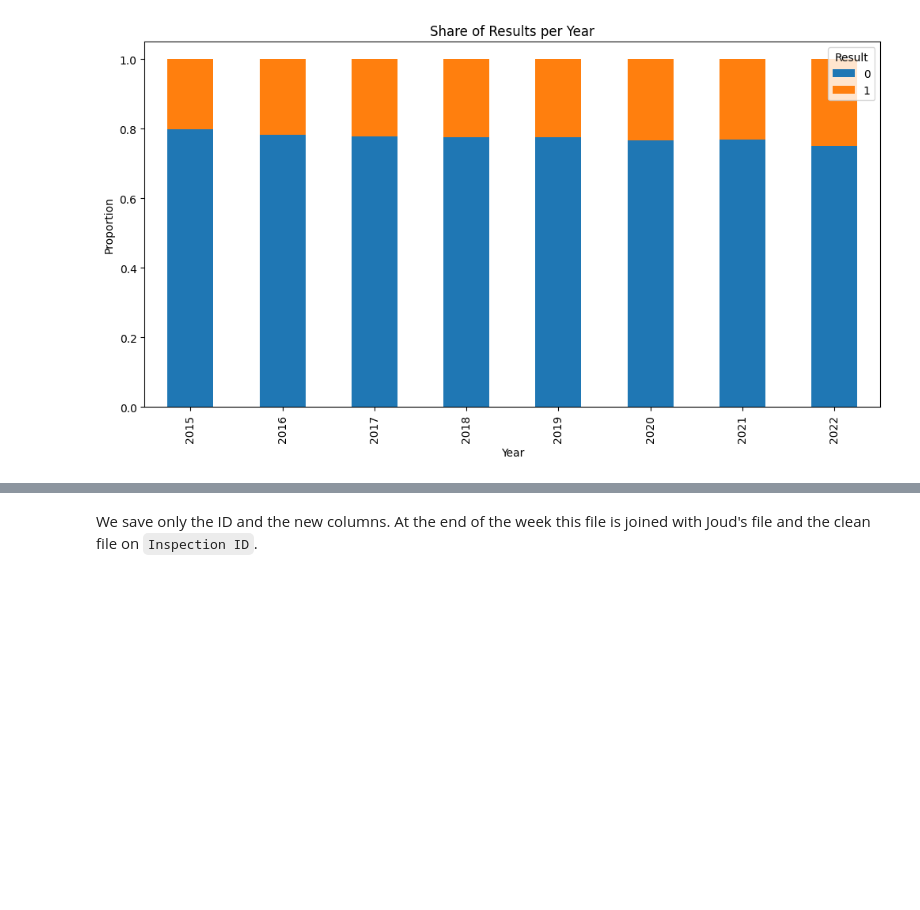
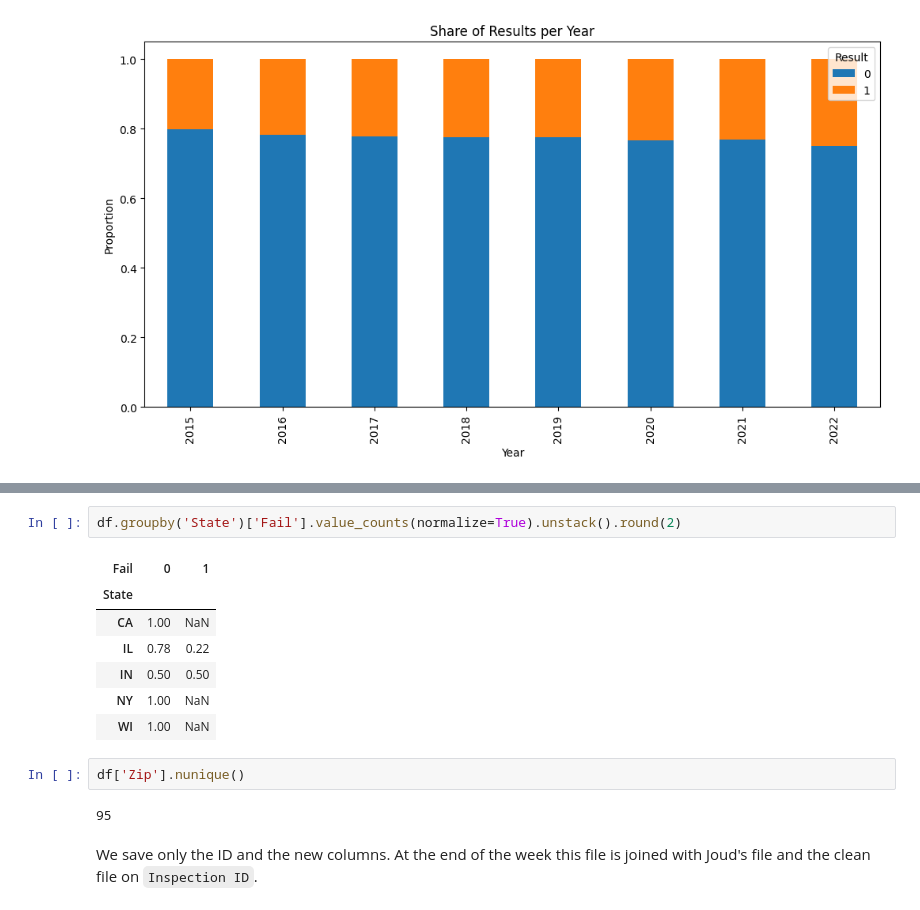
Before and after one commit to maram-06/DataScience, a Jupyter notebook: Task2_Maram_History.ipynb, the cells around one changed output, grey strips where cells are left out. Cells and saved outputs as stored; diff of their text form; blank space fills up the shorter version.

```diff
--- a/Task2_Maram_History.ipynb
+++ b/Task2_Maram_History.ipynb
@@ -283,2 +293,16 @@ plt.show()
+# %%
+df.groupby('State')['Fail'].value_counts(normalize=True).unstack().round(2)
+# %% [output]
+| Fail | 0 | 1 |
+| State |  |  |
+| CA | 1.00 | NaN |
+| IL | 0.78 | 0.22 |
+| IN | 0.50 | 0.50 |
+| NY | 1.00 | NaN |
+| WI | 1.00 | NaN |
+# %%
+df['Zip'].nunique()
+# %% [output]
+95
 # %% [markdown]
 We save only the ID and the new columns. At the end of the week this file is joined with Joud's file and the clean file on `Inspection ID`.
```
Also changed, not shown: parts of 1 cell of this notebook, 2 other files.
